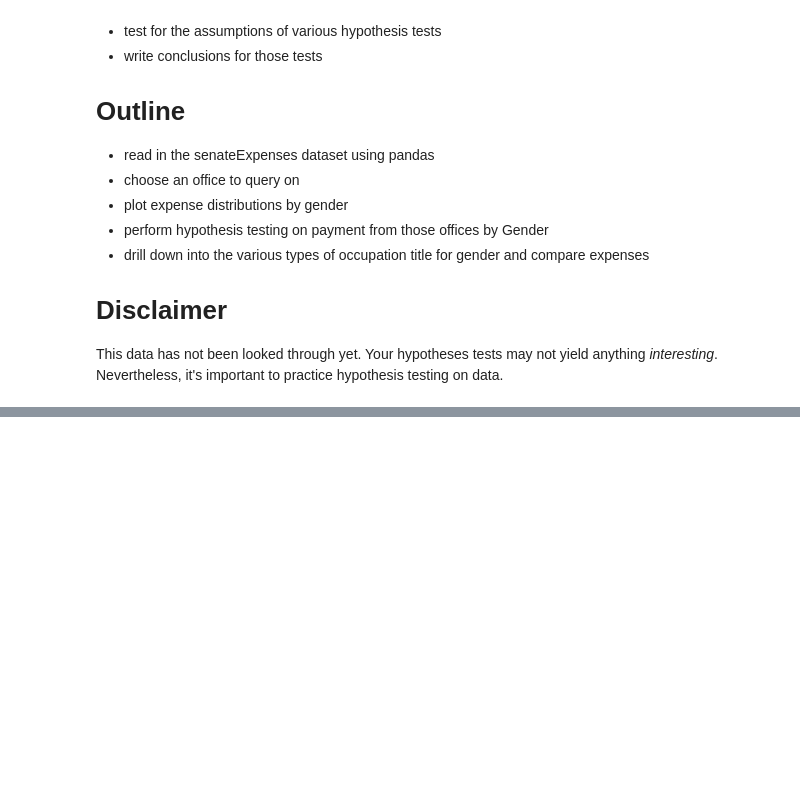
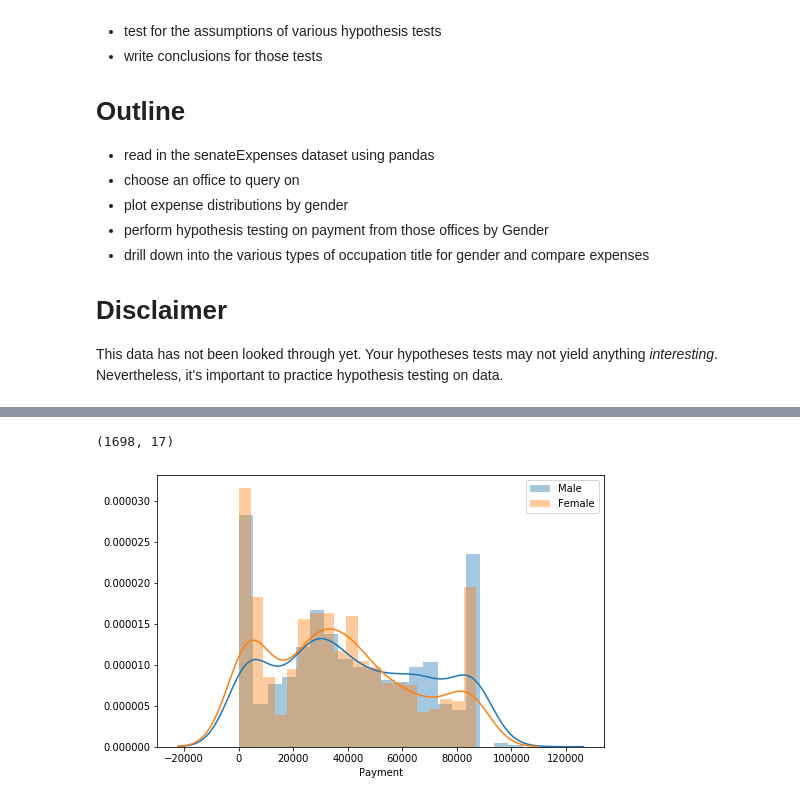
Before and after one commit to learn-co-curriculum/aug-ds-ft-2020-notebooks, a Jupyter notebook: topic14/hypothesisTesting.ipynb, the cells around one changed output, grey strips where cells are left out. Cells and saved outputs as stored; diff of their text form; code cells hidden in the pictures; blank space fills up the shorter version.

```diff
--- a/topic14/hypothesisTesting.ipynb
+++ b/topic14/hypothesisTesting.ipynb
@@ -60,0 +66,3 @@ ethics_df.head()
+# %%
+admin_df = df.loc[df['Administrative or Political']=='Administrative']
+admin_df.head()
@@ -61,2 +76,9 @@ ethics_df.head()
+# %%
+admin_df.shape
+# %% [output]
+(1698, 17)
+# %%
+admin_payment_m = admin_df.loc[admin_df['Gender']=="M", 'Payment']
+admin_payment_f = admin_df.loc[admin_df['Gender']=="F", 'Payment']
 # %%
 # plot the payment by gender
@@ -66,0 +85,8 @@ ethics_df.head()
+# %%
+plt.figure(figsize=(8, 5))
+sns.distplot(admin_payment_m, label="Male", bins=20)
+sns.distplot(admin_payment_f, label="Female", bins=20)
+plt.legend()
+plt.show()
+# %% [output]
+[figure, added]
```
Also changed, not shown: parts of 20 cells of this notebook, 1 other file.
